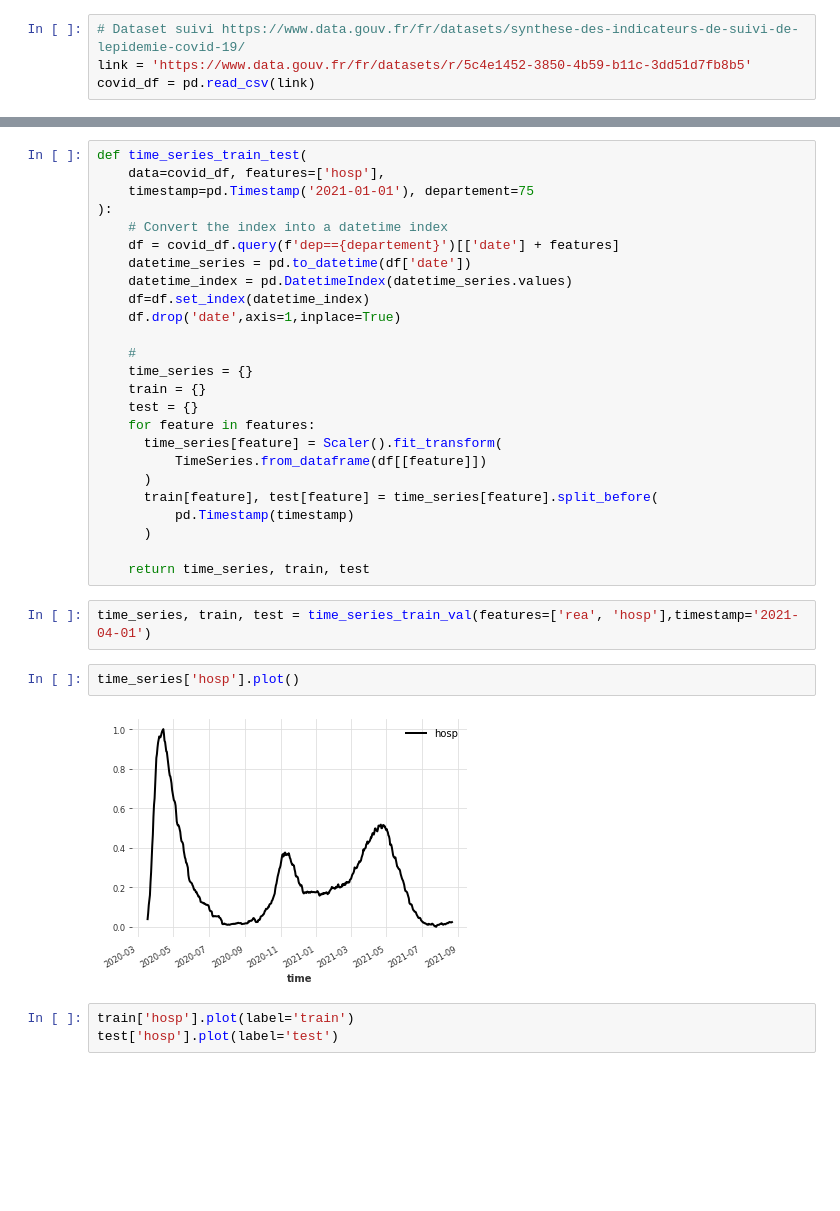
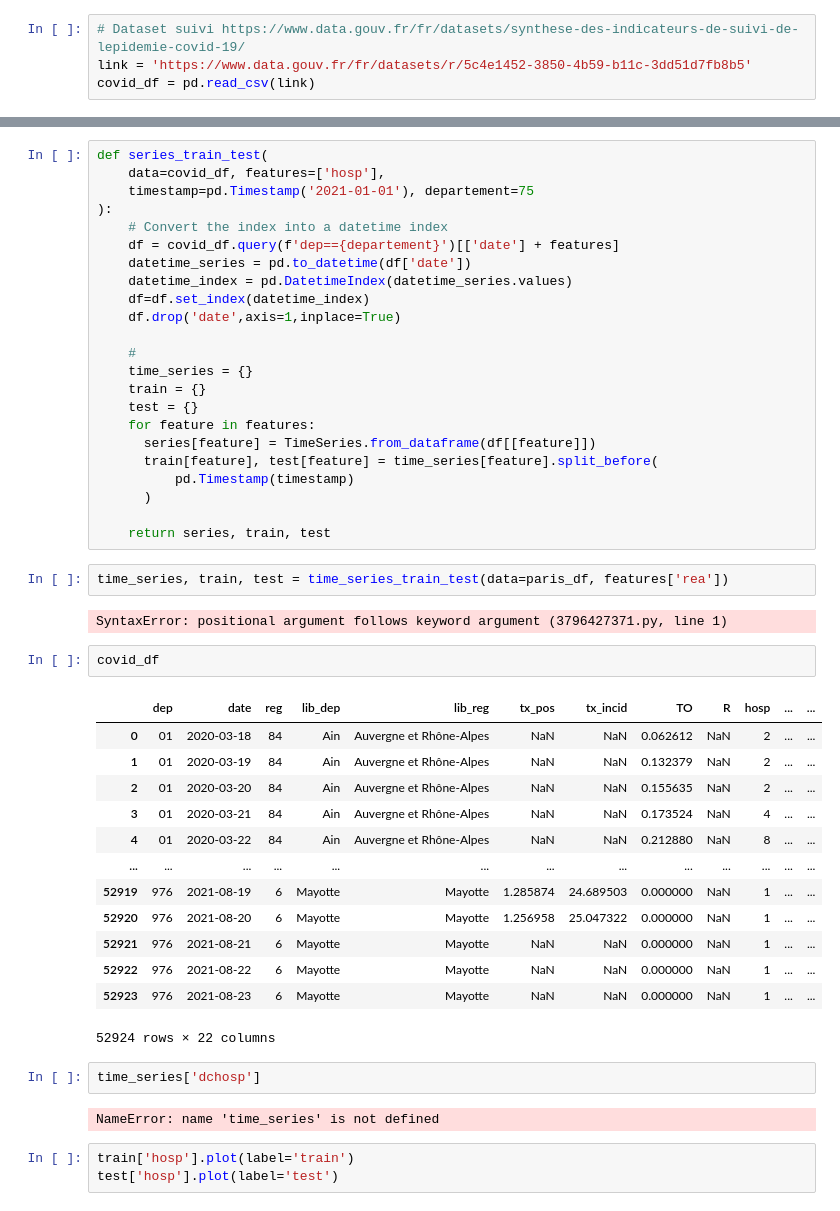
Before and after one commit to limiteinductive/elaine_and_the_gentle_boyz, a Jupyter notebook: notebooks/darts.ipynb, the cells around one changed output, grey strips where cells are left out. Drawn from its saved outputs; the diff is of its cells as text; blank space fills up the shorter version.

```diff
--- a/notebooks/darts.ipynb
+++ b/notebooks/darts.ipynb
@@ -28,5 +128,5 @@ covid_df = pd.read_csv(link)
 # %%
-def time_series_train_test(
+def series_train_test(
     data=covid_df, features=['hosp'],
     timestamp=pd.Timestamp('2021-01-01'), departement=75
 ):
@@ -42,20 +142,36 @@ def time_series_train_test(
     train = {}
     test = {}
     for feature in features:
-      time_series[feature] = Scaler().fit_transform(
-          TimeSeries.from_dataframe(df[[feature]])
-      )
+      series[feature] = TimeSeries.from_dataframe(df[[feature]])
       train[feature], test[feature] = time_series[feature].split_before(
           pd.Timestamp(timestamp)
       )
 
-    return time_series, train, test
+    return series, train, test
 # %%
-time_series, train, test = time_series_train_val(features=['rea', 'hosp'],timestamp='2021-04-01')
+time_series, train, test = time_series_train_test(data=paris_df, features['rea'])
+# %% [output]
+SyntaxError: positional argument follows keyword argument (3796427371.py, line 1)
-# %%
-time_series['hosp'].plot()
-# %% [output]
-[figure, removed]
+# %%
+covid_df
+# %% [output]
+|  | dep | date | reg | lib_dep | lib_reg | tx_pos | tx_incid | TO | R | hosp | ... | ... |
+| 0 | 01 | 2020-03-18 | 84 | Ain | Auvergne et Rhône-Alpes | NaN | NaN | 0.062612 | NaN | 2 | ... | ... |
+| 1 | 01 | 2020-03-19 | 84 | Ain | Auvergne et Rhône-Alpes | NaN | NaN | 0.132379 | NaN | 2 | ... | ... |
+| 2 | 01 | 2020-03-20 | 84 | Ain | Auvergne et Rhône-Alpes | NaN | NaN | 0.155635 | NaN | 2 | ... | ... |
+| 3 | 01 | 2020-03-21 | 84 | Ain | Auvergne et Rhône-Alpes | NaN | NaN | 0.173524 | NaN | 4 | ... | ... |
+| 4 | 01 | 2020-03-22 | 84 | Ain | Auvergne et Rhône-Alpes | NaN | NaN | 0.212880 | NaN | 8 | ... | ... |
+| ... | ... | ... | ... | ... | ... | ... | ... | ... | ... | ... | ... | ... |
+| 52919 | 976 | 2021-08-19 | 6 | Mayotte | Mayotte | 1.285874 | 24.689503 | 0.000000 | NaN | 1 | ... | ... |
+| 52920 | 976 | 2021-08-20 | 6 | Mayotte | Mayotte | 1.256958 | 25.047322 | 0.000000 | NaN | 1 | ... | ... |
+| 52921 | 976 | 2021-08-21 | 6 | Mayotte | Mayotte | NaN | NaN | 0.000000 | NaN | 1 | ... | ... |
+| 52922 | 976 | 2021-08-22 | 6 | Mayotte | Mayotte | NaN | NaN | 0.000000 | NaN | 1 | ... | ... |
+| 52923 | 976 | 2021-08-23 | 6 | Mayotte | Mayotte | NaN | NaN | 0.000000 | NaN | 1 | ... | ... |
+52924 rows × 22 columns
+# %%
+time_series['dchosp']
+# %% [output]
+NameError: name 'time_series' is not defined
 # %%
 train['hosp'].plot(label='train')
 test['hosp'].plot(label='test')
```
Also changed, not shown: parts of 13 cells of this notebook, 2 other files.
